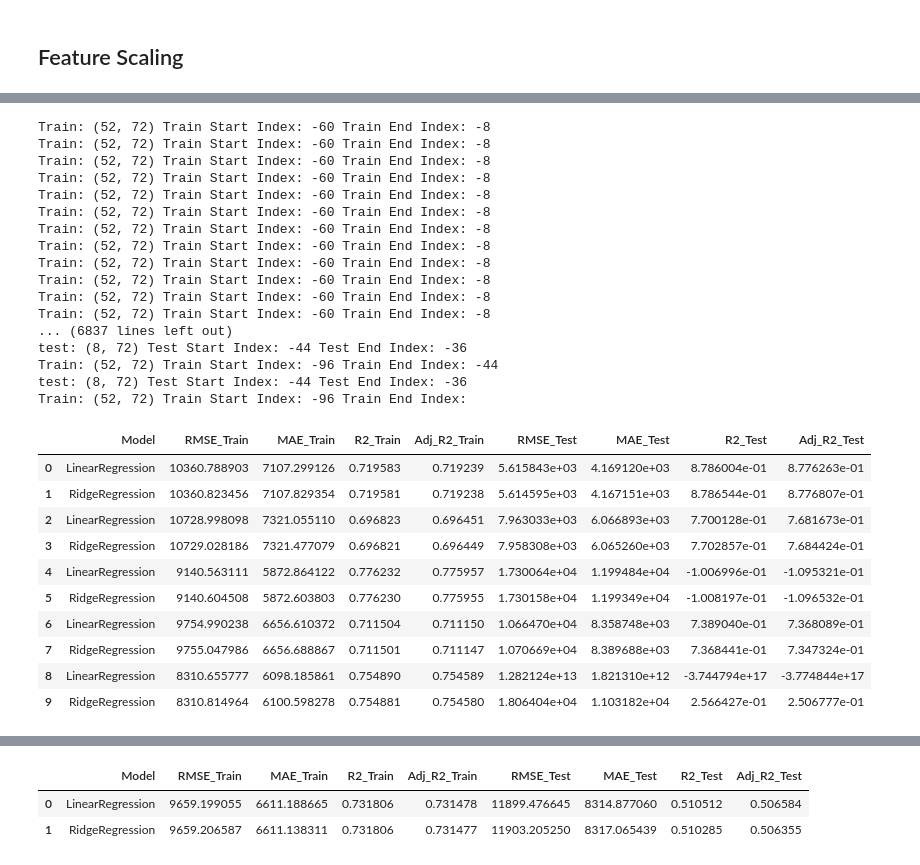
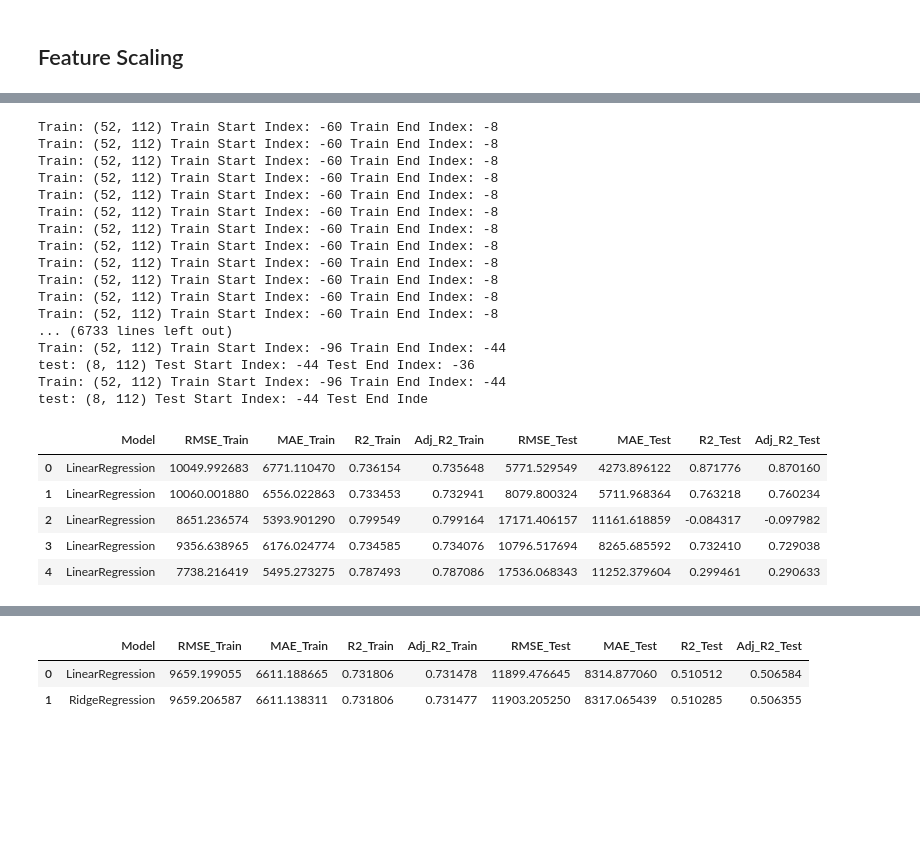
Before and after one commit to Dsite42/Capstone_Project_Rossmann, a Jupyter notebook: Capstone Projekt Rossmann - Feature Engineering.ipynb, the cells around one changed output, grey strips where cells are left out. Saved outputs shown, nothing was run; the diff lists cells and outputs as text; code cells hidden in the pictures; blank space fills up the shorter version.

```diff
--- a/Capstone Projekt Rossmann - Feature Engineering.ipynb
+++ b/Capstone Projekt Rossmann - Feature Engineering.ipynb
@@ -317,11 +317,17 @@ df_nans_handeled_cat
 # Lag-Features für diese Spalten erstellen
 lag_columns = ['Sales', 'SalesPerCustomer', 'SalesPerOpenDay', 'Customers', 'CustomersPerOpenDay']
 n_lags = 8  # Anzahl der zu erstellenden Lag-Features
+n_periods_for_ma = 4  # Anzahl der Perioden für den gleitenden Durchschnitt
 
 # Für jede Spalte und jeden Lag
 for col in lag_columns:
     for lag in range(1, n_lags + 1):
-        df_nans_handeled_cat[f'{col}_Lag_{lag}'] = df_nans_handeled_cat.groupby('Store')[col].shift(lag)
+        lag_col_name = f'{col}_Lag_{lag}'
+        df_nans_handeled_cat[lag_col_name] = df_nans_handeled_cat.groupby('Store')[col].shift(lag)
+
+        # Berechnen des gleitenden Durchschnitts für das Lag-Feature
+        ma_col_name = f'{lag_col_name}_MA_{n_periods_for_ma}'
+        df_nans_handeled_cat[ma_col_name] = df_nans_handeled_cat.groupby('Store')[lag_col_name].rolling(window=n_periods_for_ma).mean().reset_index(level=0, drop=True)
 
 # Zielvariable um 8 Wochen in die Zukunft verschieben und hinter der sales spalte einfügen
 df_nans_handeled_cat.insert(df_nans_handeled_cat.columns.get_loc('Sales') + 1, 'Future_Sales', df_nans_handeled_cat.groupby('Store')['Sales'].shift(-8))
@@ -387,6 +395,9 @@ from sklearn.svm import SVR
 from sklearn.neighbors import KNeighborsRegressor
 from sklearn.metrics import mean_absolute_error as mae, mean_squared_error as mse, r2_score
 from math import sqrt
+from sklearn.preprocessing import StandardScaler
+from sklearn.preprocessing import MinMaxScaler
+from sklearn.preprocessing import RobustScaler
 
 
 df = df_nans_handeled_cat
@@ -433,12 +444,12 @@ def adj_r2_score(model, X, y):
 
 # Modelle definieren
 models = [
-    #('LinearRegression', LinearRegression(n_jobs=-1)),
+    ('LinearRegression', LinearRegression(n_jobs=-1)),
     #('RidgeRegression', Ridge(random_state=42)),
     #('LassoRegression', Lasso(random_state=42)),
     #('DecisionTreeRegressor', DecisionTreeRegressor(random_state=42)),
     #('RandomForestRegressor', RandomForestRegressor(n_jobs=-1, max_depth=10, random_state=42, n_estimators=100)),
-    ('SVR', SVR()),
+    #('SVR', SVR()),
     #('KNN', KNeighborsRegressor())
 ]
 
@@ -542,9 +557,9 @@ for split in range(n_splits):
     y_test = test_df_combined['Future_Sales']
 
     # Scaling of the data
-    scaler = StandardScaler()
-    X_train = scaler.fit_transform(X_train)
-    X_test = scaler.transform(X_test)
+    #scaler = RobustScaler()
+    #X_train = scaler.fit_transform(X_train)
+    #X_test = scaler.transform(X_test)
 
     # Trainieren und Bewerten des Modells für diese Iteration
 	# Funktion zur Berechnung des angepassten R2
@@ -557,7 +572,7 @@ for split in range(n_splits):
 	# Modelle definieren
     models = [
 		('LinearRegression', LinearRegression(n_jobs=-1)),
-		('RidgeRegression', Ridge(random_state=42)),
+		#('RidgeRegression', Ridge(random_state=42)),
 		#('LassoRegression', Lasso(random_state=42)),
 		#('DecisionTreeRegressor', DecisionTreeRegressor(random_state=42)),
 		#('RandomForestRegressor', RandomForestRegressor(n_jobs=-1, max_depth=10, random_state=42, n_estimators=100)),
@@ -565,67 +580,55 @@ for split in range(n_splits):
 		#('KNN', KNeighborsRegressor())
 	]
 
     # Modelle trainieren und Metriken auswerten
     for name, model in models:
         model.fit(X_train, y_train)
         y_train_pred = model.predict(X_train)
         y_test_pred = model.predict(X_test)
 
         results.append({
             'Model': name,
             'RMSE_Train': sqrt(mse(y_train, y_train_pred)),
             'MAE_Train': mae(y_train, y_train_pred),
             'R2_Train': r2_score(y_train, y_train_pred),
             'Adj_R2_Train': adj_r2_score(model, X_train, y_train),
             'RMSE_Test': sqrt(mse(y_test, y_test_pred)),
             'MAE_Test': mae(y_test, y_test_pred),
             'R2_Test': r2_score(y_test, y_test_pred),
             'Adj_R2_Test': adj_r2_score(model, X_test, y_test)
         })
     	#print last result
         print(results[-1])
 
 # Konvertieren Sie die Liste von Dictionaries in einen DataFrame
 results_df = pd.DataFrame(results)
 
-
-# Hinzufügen einer Zeile mit den Mittelwerten
-#mean_row = results_df.mean(numeric_only=True)
-#mean_row_df = pd.DataFrame([mean_row])
-#mean_row_df['Model'] = 'Average'
-#results_df = pd.concat([results_df, mean_row_df], ignore_index=True)
-
 # Ergebnisse anzeigen
 results_df
 # %% [output]
-Train: (52, 72) Train Start Index: -60 Train End Index: -8
-Train: (52, 72) Train Start Index: -60 Train End Index: -8
-Train: (52, 72) Train Start Index: -60 Train End Index: -8
-Train: (52, 72) Train Start Index: -60 Train End Index: -8
-Train: (52, 72) Train Start Index: -60 Train End Index: -8
-Train: (52, 72) Train Start Index: -60 Train End Index: -8
-Train: (52, 72) Train Start Index: -60 Train End Index: -8
-Train: (52, 72) Train Start Index: -60 Train End Index: -8
-Train: (52, 72) Train Start Index: -60 Train End Index: -8
-Train: (52, 72) Train Start Index: -60 Train End Index: -8
-Train: (52, 72) Train Start Index: -60 Train End Index: -8
-Train: (52, 72) Train Start Index: -60 Train End Index: -8
-... (6837 lines left out)
-test: (8, 72) Test Start Index: -44 Test End Index: -36
-Train: (52, 72) Train Start Index: -96 Train End Index: -44
-test: (8, 72) Test Start Index: -44 Test End Index: -36
-Train: (52, 72) Train Start Index: -96 Train End Index:
+Train: (52, 112) Train Start Index: -60 Train End Index: -8
+Train: (52, 112) Train Start Index: -60 Train End Index: -8
+Train: (52, 112) Train Start Index: -60 Train End Index: -8
+Train: (52, 112) Train Start Index: -60 Train End Index: -8
+Train: (52, 112) Train Start Index: -60 Train End Index: -8
+Train: (52, 112) Train Start Index: -60 Train End Index: -8
+Train: (52, 112) Train Start Index: -60 Train End Index: -8
+Train: (52, 112) Train Start Index: -60 Train End Index: -8
+Train: (52, 112) Train Start Index: -60 Train End Index: -8
+Train: (52, 112) Train Start Index: -60 Train End Index: -8
+Train: (52, 112) Train Start Index: -60 Train End Index: -8
+Train: (52, 112) Train Start Index: -60 Train End Index: -8
+... (6733 lines left out)
+Train: (52, 112) Train Start Index: -96 Train End Index: -44
+test: (8, 112) Test Start Index: -44 Test End Index: -36
+Train: (52, 112) Train Start Index: -96 Train End Index: -44
+test: (8, 112) Test Start Index: -44 Test End Inde
 |  | Model | RMSE_Train | MAE_Train | R2_Train | Adj_R2_Train | RMSE_Test | MAE_Test | R2_Test | Adj_R2_Test |
-| 0 | LinearRegression | 10360.788903 | 7107.299126 | 0.719583 | 0.719239 | 5.615843e+03 | 4.169120e+03 | 8.786004e-01 | 8.776263e-01 |
-| 1 | RidgeRegression | 10360.823456 | 7107.829354 | 0.719581 | 0.719238 | 5.614595e+03 | 4.167151e+03 | 8.786544e-01 | 8.776807e-01 |
-| 2 | LinearRegression | 10728.998098 | 7321.055110 | 0.696823 | 0.696451 | 7.963033e+03 | 6.066893e+03 | 7.700128e-01 | 7.681673e-01 |
-| 3 | RidgeRegression | 10729.028186 | 7321.477079 | 0.696821 | 0.696449 | 7.958308e+03 | 6.065260e+03 | 7.702857e-01 | 7.684424e-01 |
-| 4 | LinearRegression | 9140.563111 | 5872.864122 | 0.776232 | 0.775957 | 1.730064e+04 | 1.199484e+04 | -1.006996e-01 | -1.095321e-01 |
-| 5 | RidgeRegression | 9140.604508 | 5872.603803 | 0.776230 | 0.775955 | 1.730158e+04 | 1.199349e+04 | -1.008197e-01 | -1.096532e-01 |
-| 6 | LinearRegression | 9754.990238 | 6656.610372 | 0.711504 | 0.711150 | 1.066470e+04 | 8.358748e+03 | 7.389040e-01 | 7.368089e-01 |
-| 7 | RidgeRegression | 9755.047986 | 6656.688867 | 0.711501 | 0.711147 | 1.070669e+04 | 8.389688e+03 | 7.368441e-01 | 7.347324e-01 |
-| 8 | LinearRegression | 8310.655777 | 6098.185861 | 0.754890 | 0.754589 | 1.282124e+13 | 1.821310e+12 | -3.744794e+17 | -3.774844e+17 |
-| 9 | RidgeRegression | 8310.814964 | 6100.598278 | 0.754881 | 0.754580 | 1.806404e+04 | 1.103182e+04 | 2.566427e-01 | 2.506777e-01 |
+| 0 | LinearRegression | 10049.992683 | 6771.110470 | 0.736154 | 0.735648 | 5771.529549 | 4273.896122 | 0.871776 | 0.870160 |
+| 1 | LinearRegression | 10060.001880 | 6556.022863 | 0.733453 | 0.732941 | 8079.800324 | 5711.968364 | 0.763218 | 0.760234 |
+| 2 | LinearRegression | 8651.236574 | 5393.901290 | 0.799549 | 0.799164 | 17171.406157 | 11161.618859 | -0.084317 | -0.097982 |
+| 3 | LinearRegression | 9356.638965 | 6176.024774 | 0.734585 | 0.734076 | 10796.517694 | 8265.685592 | 0.732410 | 0.729038 |
+| 4 | LinearRegression | 7738.216419 | 5495.273275 | 0.787493 | 0.787086 | 17536.068343 | 11252.379604 | 0.299461 | 0.290633 |
 # %%
 model_list = results_df['Model'].unique()
 # create resulte_mean_df
```
Also changed, not shown: parts of 9 cells of this notebook, 1 other file.
